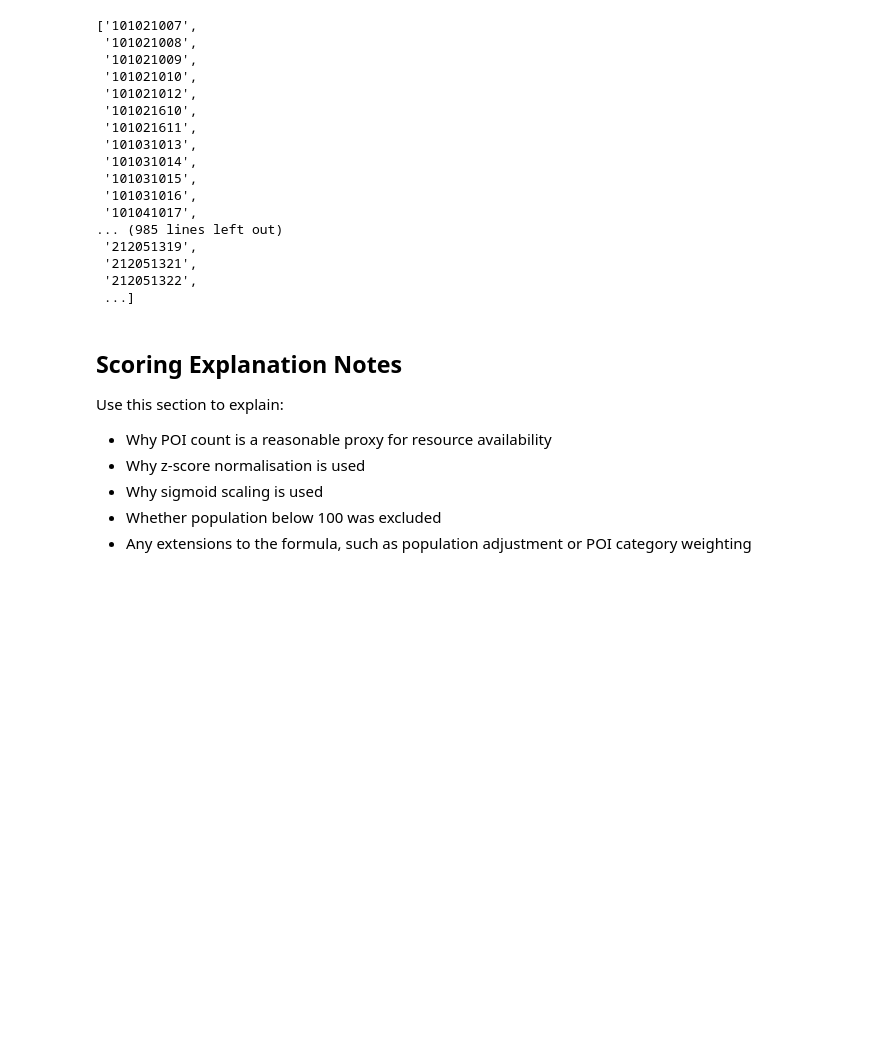
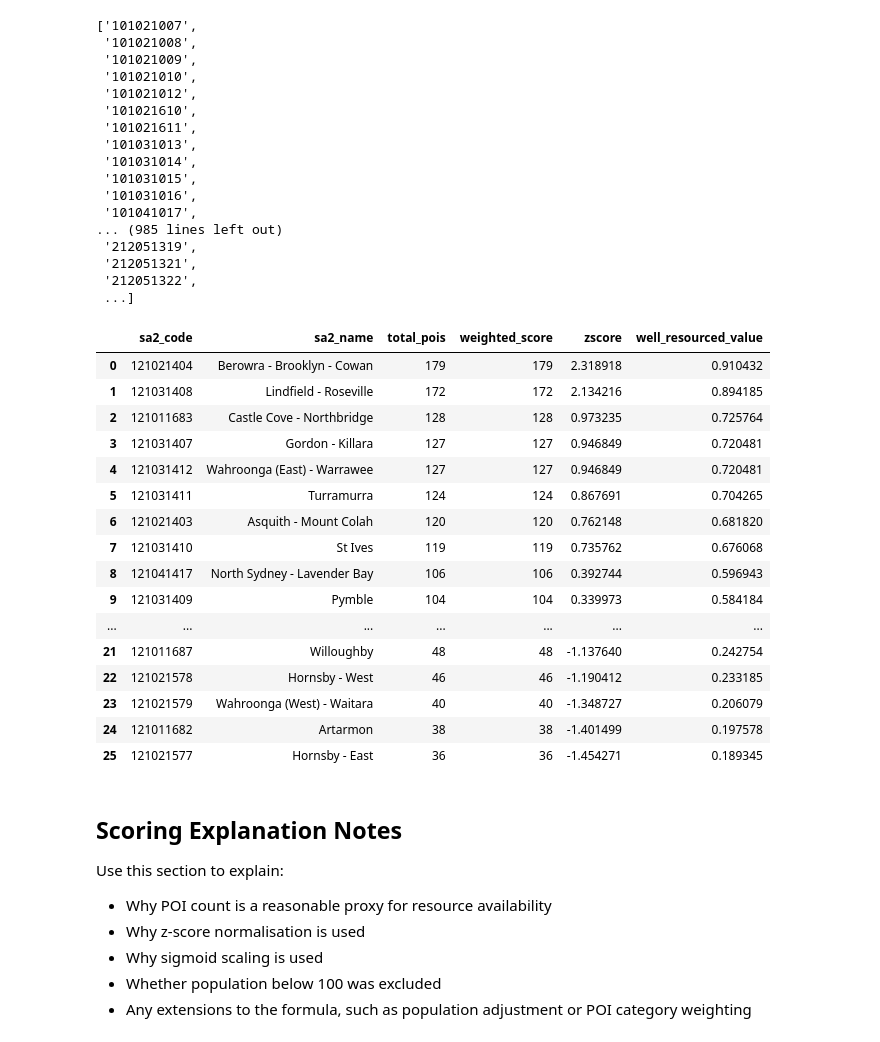
Before and after one commit to Ronnie-711/DATA2001_assignment, a Jupyter notebook: assignment.ipynb, the cells around one changed output. Drawn from its saved outputs; the diff is of its cells as text; code cells hidden in the pictures; blank space fills up the shorter version.

Commit message:
completed task 3 for spencer's dataset

```diff
--- a/assignment.ipynb
+++ b/assignment.ipynb
@@ -1488,3 +1573,46 @@ valid_sa2
+# %%
+dic_spencer = {}
+for sa2 in sa2_boundaries_spencer.iterrows():
+    code, name = sa2[1].loc["SA2_CODE21"], sa2[1].loc["SA2_NAME21"]
+    dic_spencer[name] = 0
+    for poi in pois_clean_spencer.iterrows():
+        poi_code, poi_type = poi[1].loc["sa2_code"], poi[1].loc["poitype"]
+        if poi_code == code:
+            if poi_type in poi_weights.keys():
+                dic_spencer[name] += poi_weights[poi_type]
+            else:
+                dic_spencer[name] += 1
+# %%
+weighted_mean_spencer = np.mean(list(dic_spencer.values()))
+weighted_std_spencer = np.std(list(dic_spencer.values()))
+
+per_sa2_counts_spencer["weighted_score"] = per_sa2_counts_spencer["sa2_name"].map(dic_spencer)
+per_sa2_counts_spencer["zscore"] = per_sa2_counts_spencer["sa2_name"].map(dic_spencer).sub(weighted_mean_spencer).div(weighted_std_spencer)
+per_sa2_counts_spencer["well_resourced_value"] = 1 / (1 + np.exp(-per_sa2_counts_spencer["zscore"]))
+
+for sa2 in per_sa2_counts_spencer.iterrows():
+    if sa2[1].loc["sa2_code"] not in valid_sa2:
+        per_sa2_counts_spencer.drop(sa2)
+
+per_sa2_counts_spencer
+# %% [output]
+|  | sa2_code | sa2_name | total_pois | weighted_score | zscore | well_resourced_value |
+| 0 | 121021404 | Berowra - Brooklyn - Cowan | 179 | 179 | 2.318918 | 0.910432 |
+| 1 | 121031408 | Lindfield - Roseville | 172 | 172 | 2.134216 | 0.894185 |
+| 2 | 121011683 | Castle Cove - Northbridge | 128 | 128 | 0.973235 | 0.725764 |
+| 3 | 121031407 | Gordon - Killara | 127 | 127 | 0.946849 | 0.720481 |
+| 4 | 121031412 | Wahroonga (East) - Warrawee | 127 | 127 | 0.946849 | 0.720481 |
+| 5 | 121031411 | Turramurra | 124 | 124 | 0.867691 | 0.704265 |
+| 6 | 121021403 | Asquith - Mount Colah | 120 | 120 | 0.762148 | 0.681820 |
+| 7 | 121031410 | St Ives | 119 | 119 | 0.735762 | 0.676068 |
+| 8 | 121041417 | North Sydney - Lavender Bay | 106 | 106 | 0.392744 | 0.596943 |
+| 9 | 121031409 | Pymble | 104 | 104 | 0.339973 | 0.584184 |
+| ... | ... | ... | ... | ... | ... | ... |
+| 21 | 121011687 | Willoughby | 48 | 48 | -1.137640 | 0.242754 |
+| 22 | 121021578 | Hornsby - West | 46 | 46 | -1.190412 | 0.233185 |
+| 23 | 121021579 | Wahroonga (West) - Waitara | 40 | 40 | -1.348727 | 0.206079 |
+| 24 | 121011682 | Artarmon | 38 | 38 | -1.401499 | 0.197578 |
+| 25 | 121021577 | Hornsby - East | 36 | 36 | -1.454271 | 0.189345 |
 # %% [markdown]
 ## Scoring Explanation Notes
 
```
Also changed, not shown: parts of 3 cells of this notebook.
